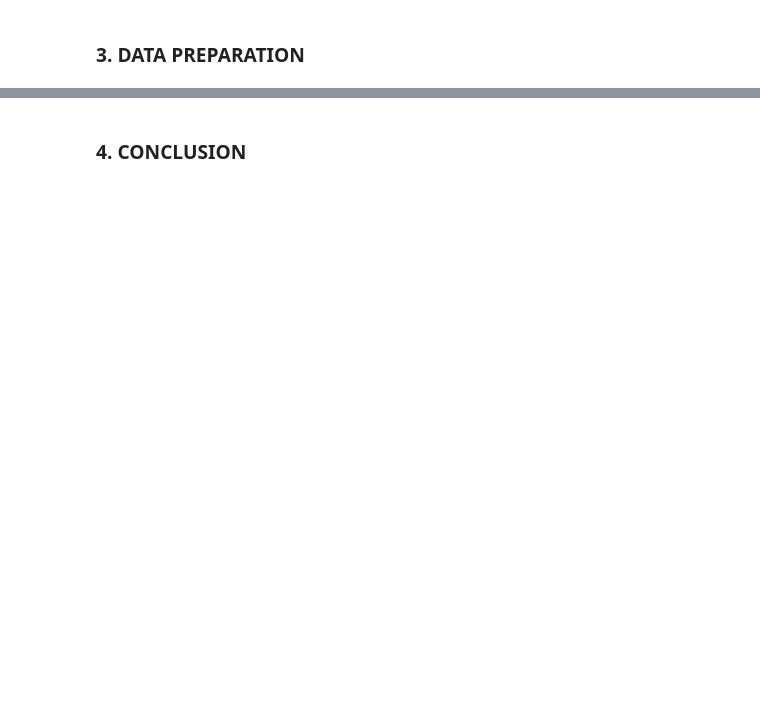
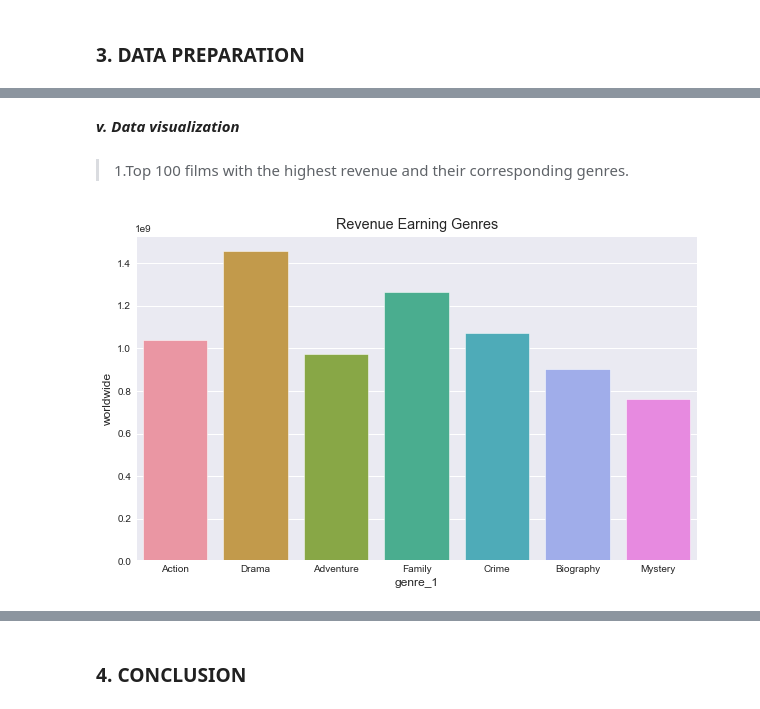
Before and after one commit to BeverlyWairimu/Film-industry-project, a Jupyter notebook: Project.ipynb, the cells around one changed output, grey strips where cells are left out. Cells and saved outputs as stored; diff of their text form; code cells hidden in the pictures; blank space fills up the shorter version.

```diff
--- a/Project.ipynb
+++ b/Project.ipynb
@@ -31,0 +47,5 @@ from scipy.stats import norm
+# %%
+#Loading data
+import pandas as pd
+df= pd.read_csv("Mojo_budget_update.csv")
+df
@@ -31,0 +249,3 @@ from scipy.stats import norm
+# %%
+#dropping rows with missing values
+df.dropna(axis=0, inplace=True)
@@ -31,0 +337,4 @@ from scipy.stats import norm
+# %%
+#Top 100 films with the highest revenue and their corresponding genres
+top_100=df.nlargest(100, 'worldwide')[['title','worldwide','genre_1']]\
+.set_index('title')
@@ -31,0 +391,16 @@ from scipy.stats import norm
+# %% [markdown]
+***v. Data visualization***
+# %% [markdown]
+> 1.Top 100 films with the highest revenue and their corresponding genres.
+# %%
+#Top 100 films with the highest revenue and their corresponding genres
+ax, bar= plt.subplots(figsize=(9,6))
+
+sns.barplot(x='genre_1', y="worldwide", data=top_100, ci=None)
+plt.title("Revenue Earning Genres")
+
+plt.xticks()
+
+plt.show()
+# %% [output]
+[figure, added]
```
Also changed, not shown: parts of 109 cells of this notebook.
